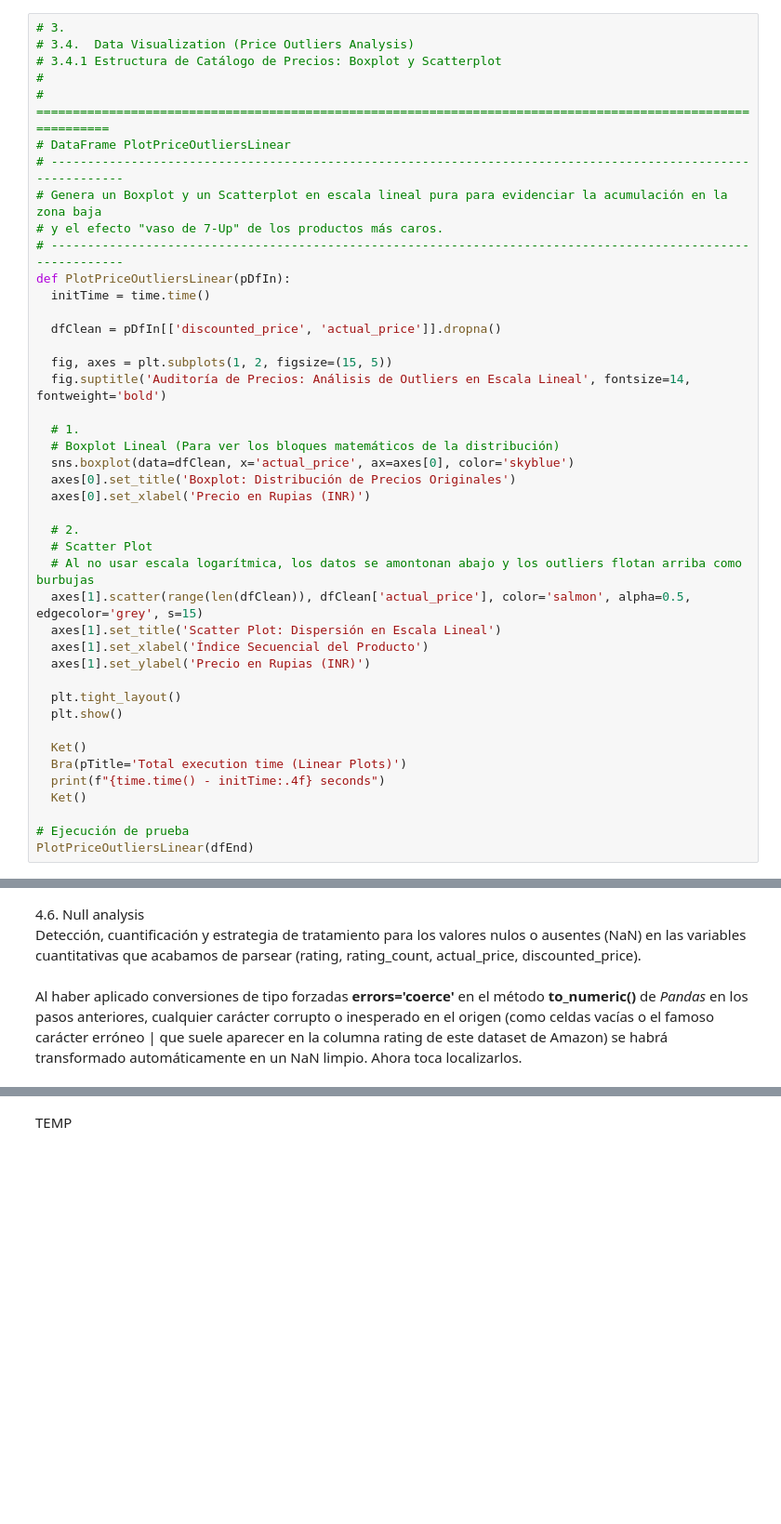
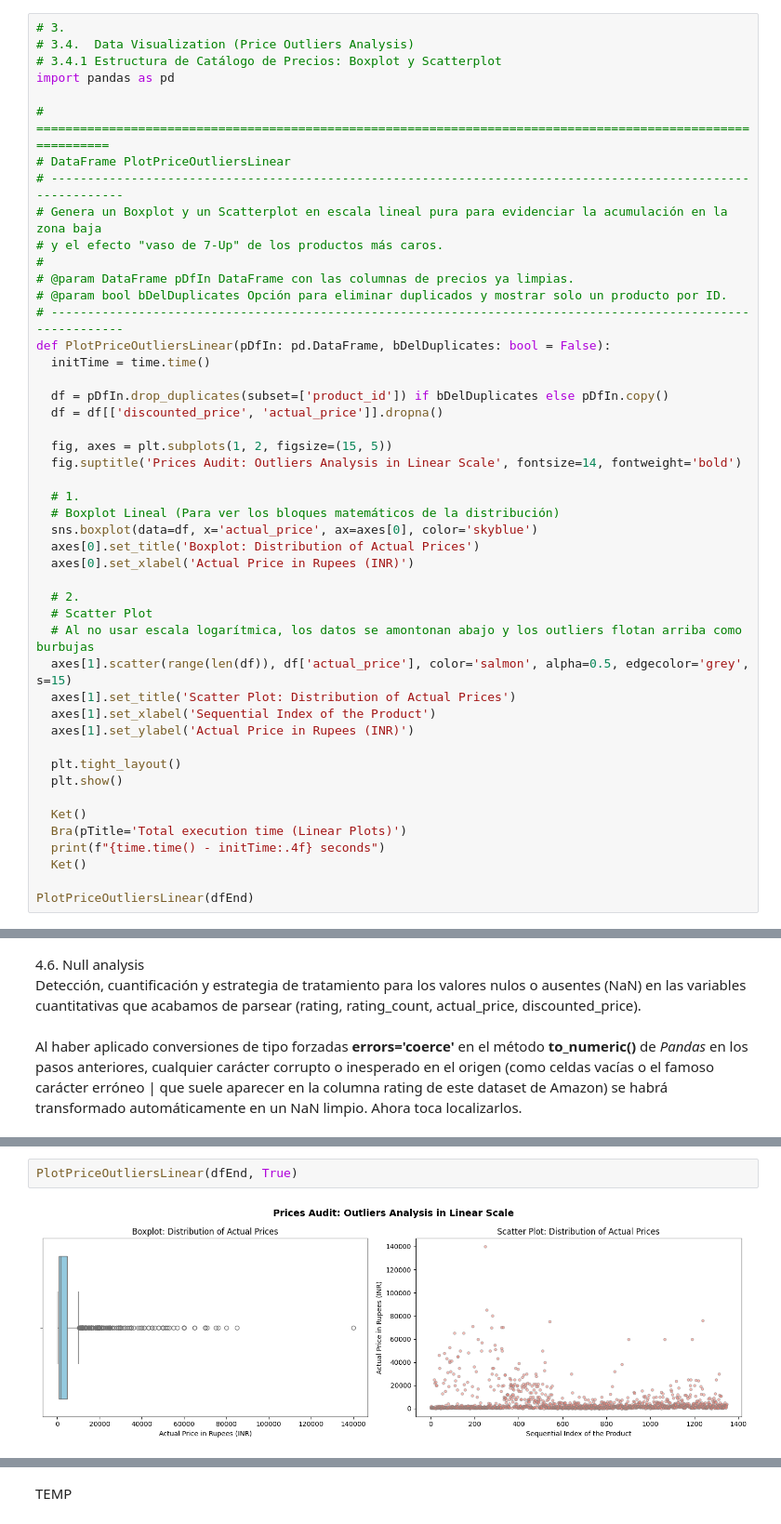
Before and after one commit to dcueli-com/applied_bigdata, a Jupyter notebook: src/activities/lesson_05/notebooks/ra5-kdd-amazon-sales.ipynb, the cells around one changed output, grey strips where cells are left out. Shown at 93% size. Cells and saved outputs as stored; diff of their text form; blank space fills up the shorter version.

```diff
--- a/src/activities/lesson_05/notebooks/ra5-kdd-amazon-sales.ipynb
+++ b/src/activities/lesson_05/notebooks/ra5-kdd-amazon-sales.ipynb
@@ -561,34 +609,39 @@ Estructura de Catálogo de Precios: <b>Boxplot y Scatterplot</b>
 # 3.
 # 3.4.  Data Visualization (Price Outliers Analysis)
 # 3.4.1 Estructura de Catálogo de Precios: Boxplot y Scatterplot
-#
+import pandas as pd
+
 # ============================================================================================================
 # DataFrame PlotPriceOutliersLinear
 # ------------------------------------------------------------------------------------------------------------
 # Genera un Boxplot y un Scatterplot en escala lineal pura para evidenciar la acumulación en la zona baja
 # y el efecto "vaso de 7-Up" de los productos más caros.
+#
+# @param DataFrame pDfIn DataFrame con las columnas de precios ya limpias.
+# @param bool bDelDuplicates Opción para eliminar duplicados y mostrar solo un producto por ID.
 # ------------------------------------------------------------------------------------------------------------
-def PlotPriceOutliersLinear(pDfIn):
+def PlotPriceOutliersLinear(pDfIn: pd.DataFrame, bDelDuplicates: bool = False):
   initTime = time.time()
 
-  dfClean = pDfIn[['discounted_price', 'actual_price']].dropna()
+  df = pDfIn.drop_duplicates(subset=['product_id']) if bDelDuplicates else pDfIn.copy()
+  df = df[['discounted_price', 'actual_price']].dropna()
 
   fig, axes = plt.subplots(1, 2, figsize=(15, 5))
-  fig.suptitle('Auditoría de Precios: Análisis de Outliers en Escala Lineal', fontsize=14, fontweight='bold')
+  fig.suptitle('Prices Audit: Outliers Analysis in Linear Scale', fontsize=14, fontweight='bold')
 
   # 1.
   # Boxplot Lineal (Para ver los bloques matemáticos de la distribución)
-  sns.boxplot(data=dfClean, x='actual_price', ax=axes[0], color='skyblue')
-  axes[0].set_title('Boxplot: Distribución de Precios Originales')
-  axes[0].set_xlabel('Precio en Rupias (INR)')
+  sns.boxplot(data=df, x='actual_price', ax=axes[0], color='skyblue')
+  axes[0].set_title('Boxplot: Distribution of Actual Prices')
+  axes[0].set_xlabel('Actual Price in Rupees (INR)')
 
   # 2.
   # Scatter Plot
   # Al no usar escala logarítmica, los datos se amontonan abajo y los outliers flotan arriba como burbujas
-  axes[1].scatter(range(len(dfClean)), dfClean['actual_price'], color='salmon', alpha=0.5, edgecolor='grey', s=15)
-  axes[1].set_title('Scatter Plot: Dispersión en Escala Lineal')
-  axes[1].set_xlabel('Índice Secuencial del Producto')
-  axes[1].set_ylabel('Precio en Rupias (INR)')
+  axes[1].scatter(range(len(df)), df['actual_price'], color='salmon', alpha=0.5, edgecolor='grey', s=15)
+  axes[1].set_title('Scatter Plot: Distribution of Actual Prices')
+  axes[1].set_xlabel('Sequential Index of the Product')
+  axes[1].set_ylabel('Actual Price in Rupees (INR)')
 
   plt.tight_layout()
   plt.show()
@@ -598,5 +651,4 @@ def PlotPriceOutliersLinear(pDfIn):
   print(f"{time.time() - initTime:.4f} seconds")
   Ket()
 
-# Ejecución de prueba
 PlotPriceOutliersLinear(dfEnd)
@@ -1115,0 +1174,4 @@ dfEnd = PurgeNullValues(dfEnd)
+# %%
+PlotPriceOutliersLinear(dfEnd, True)
+# %% [output]
+[figure, added]
```
Also changed, not shown: parts of 28 cells of this notebook, 5 other files.
